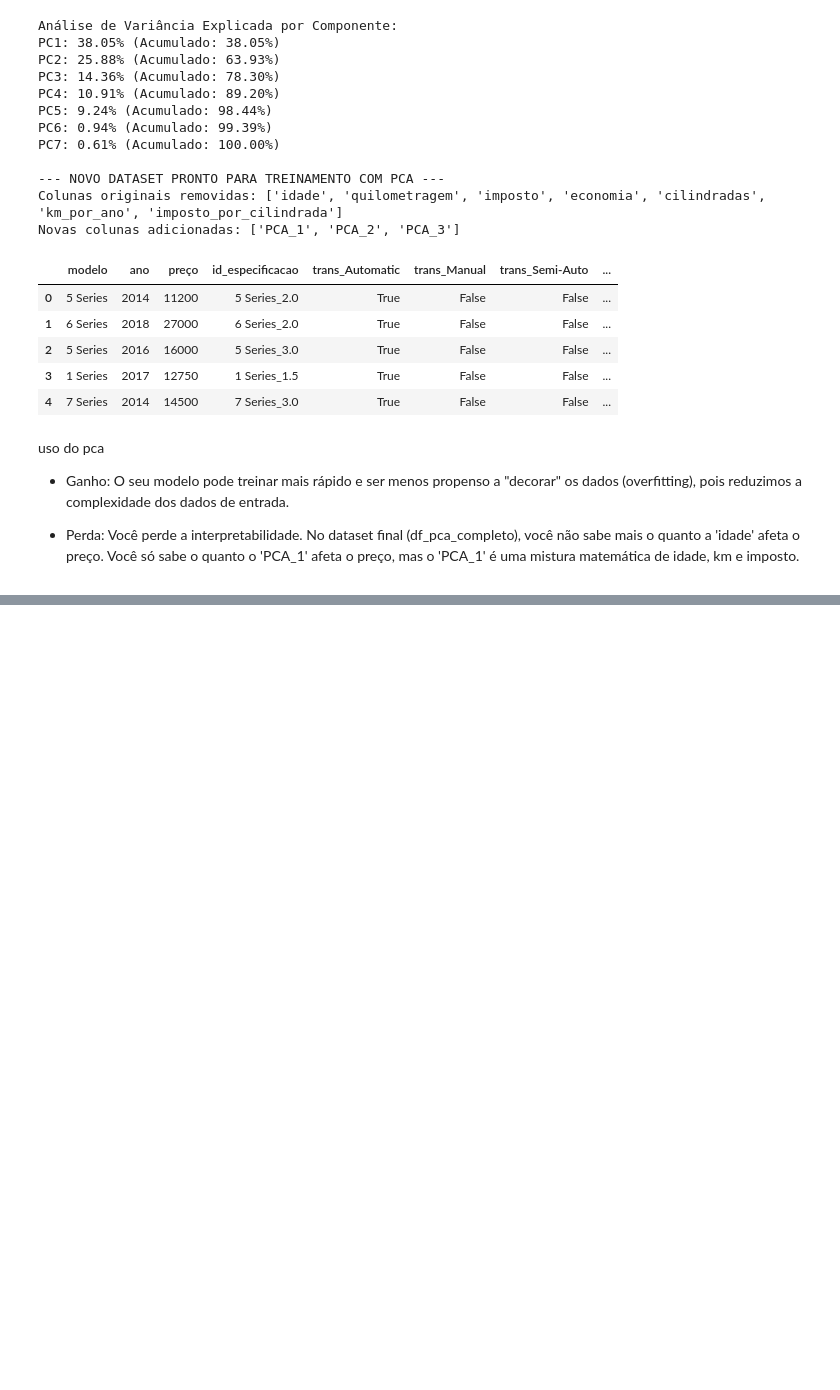
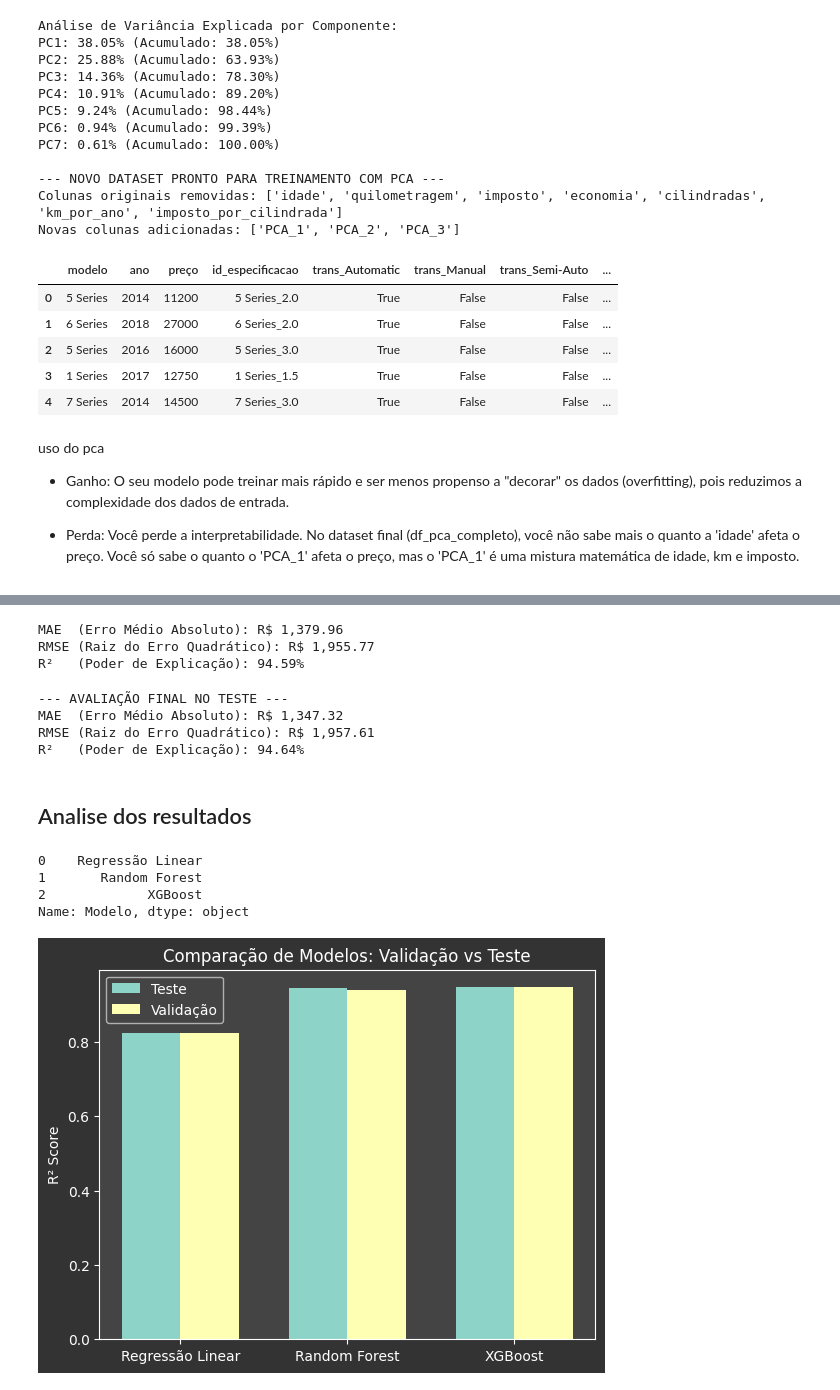
Before and after one commit to DemoreDev/trabalhos_pcd, a Jupyter notebook: bmw.ipynb, the cells around one changed output, grey strips where cells are left out. Saved outputs shown, nothing was run; the diff lists cells and outputs as text; code cells hidden in the pictures; blank space fills up the shorter version.

Commit message:
Adicionei o eixo 3 com 3 modelos de exemplo para a regressão
falta colocar a lógica matemática dos modelos e fazer o hypertuning

```diff
--- a/bmw.ipynb
+++ b/bmw.ipynb
@@ -1142,0 +1192,3 @@ uso do pca
+# %%
+results_test = []
+results_val = []
@@ -1142,0 +1297,76 @@ uso do pca
+# %%
+model = xgb.XGBRegressor(n_estimators=100, max_depth=7, learning_rate=0.1, random_state=42)
+
+model.fit(X_train, y_train)
+
+predictions = model.predict(X_val)
+# %%
+mae_final = mean_absolute_error(y_val, predictions)
+rmse_final = np.sqrt(mean_squared_error(y_val, predictions))
+r2_final = r2_score(y_val, predictions)
+
+results_val.append({
+    'Modelo': 'XGBoost',
+    'MAE': mae_final,
+    'RMSE': rmse_final,
+    'R²': r2_final
+})
+
+print(f"MAE  (Erro Médio Absoluto): R$ {mae_final:,.2f}")
+print(f"RMSE (Raiz do Erro Quadrático): R$ {rmse_final:,.2f}")
+print(f"R²   (Poder de Explicação): {r2_final:.2%}")
+# %% [output]
+MAE  (Erro Médio Absoluto): R$ 1,379.96
+RMSE (Raiz do Erro Quadrático): R$ 1,955.77
+R²   (Poder de Explicação): 94.59%
+# %%
+predictions = model.predict(X_test)
+
+mae_final = mean_absolute_error(y_test, predictions)
+rmse_final = np.sqrt(mean_squared_error(y_test, predictions))
+r2_final = r2_score(y_test, predictions)
+
+results_test.append({
+    'Modelo': 'XGBoost',
+    'MAE': mae_final,
+    'RMSE': rmse_final,
+    'R²': r2_final
+})
+
+print("\n--- AVALIAÇÃO FINAL NO TESTE ---")
+print(f"MAE  (Erro Médio Absoluto): R$ {mae_final:,.2f}")
+print(f"RMSE (Raiz do Erro Quadrático): R$ {rmse_final:,.2f}")
+print(f"R²   (Poder de Explicação): {r2_final:.2%}")
+# %% [output]
+--- AVALIAÇÃO FINAL NO TESTE ---
+MAE  (Erro Médio Absoluto): R$ 1,347.32
+RMSE (Raiz do Erro Quadrático): R$ 1,957.61
+R²   (Poder de Explicação): 94.64%
+# %% [markdown]
+## Analise dos resultados
+# %%
+results_test_df = pd.DataFrame(results_test)
+results_val_df = pd.DataFrame(results_val)
+# %%
+results_test_df['Modelo']
+# %% [output]
+0    Regressão Linear
+1       Random Forest
+2             XGBoost
+Name: Modelo, dtype: object
+# %%
+x = np.arange(len(results_test_df['Modelo']))
+width = 0.35
+
+fig, ax = plt.subplots()
+ax.bar(x - width/2, results_test_df['R²'], width, label='Teste')
+ax.bar(x + width/2, results_val_df['R²'], width, label='Validação')
+
+ax.set_ylabel('R² Score')
+ax.set_title('Comparação de Modelos: Validação vs Teste')
+ax.set_xticks(x)
+ax.set_xticklabels(results_test_df['Modelo'])
+ax.legend()
+plt.show()
+# %% [output]
+[figure, added]
```
Also changed, not shown: parts of 29 cells of this notebook, 1 other file.
